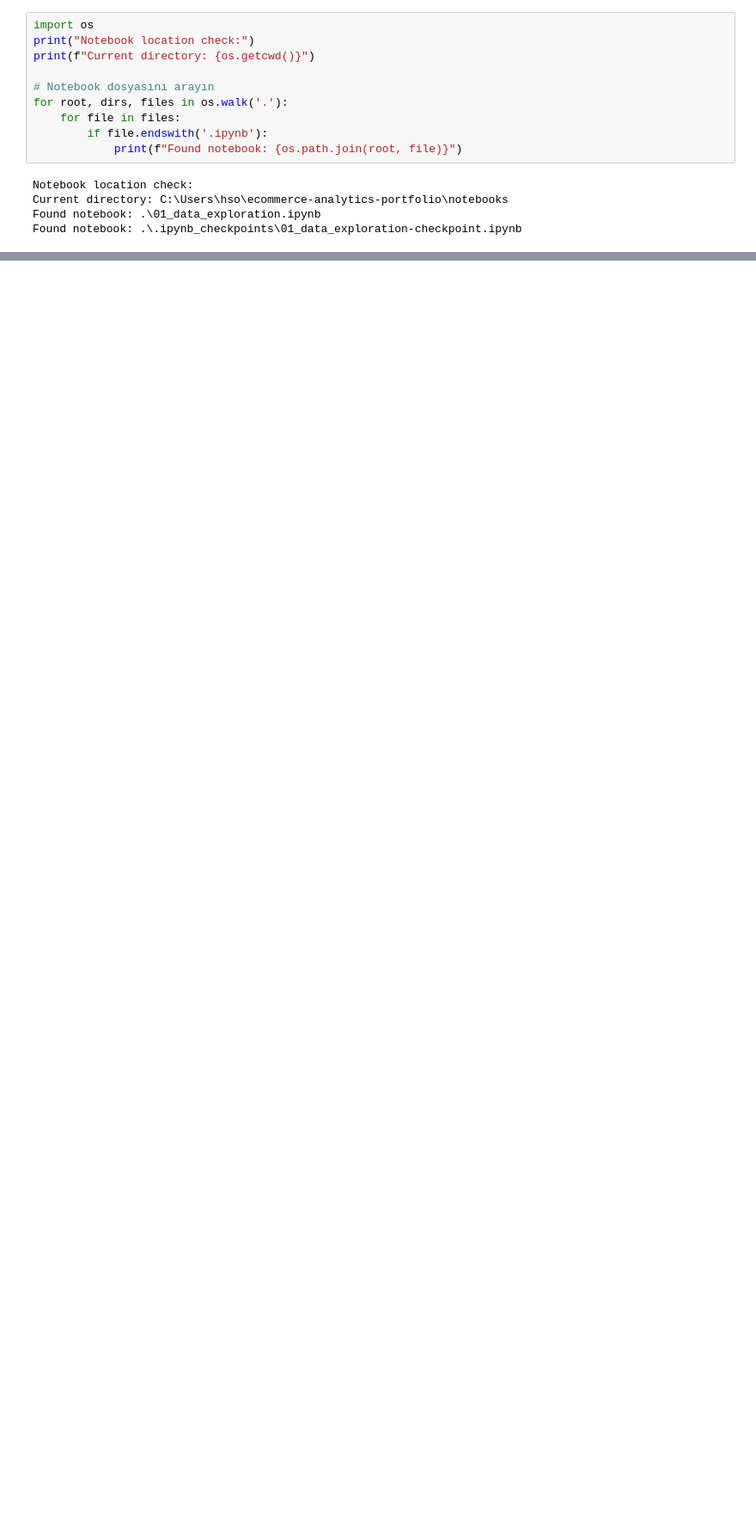
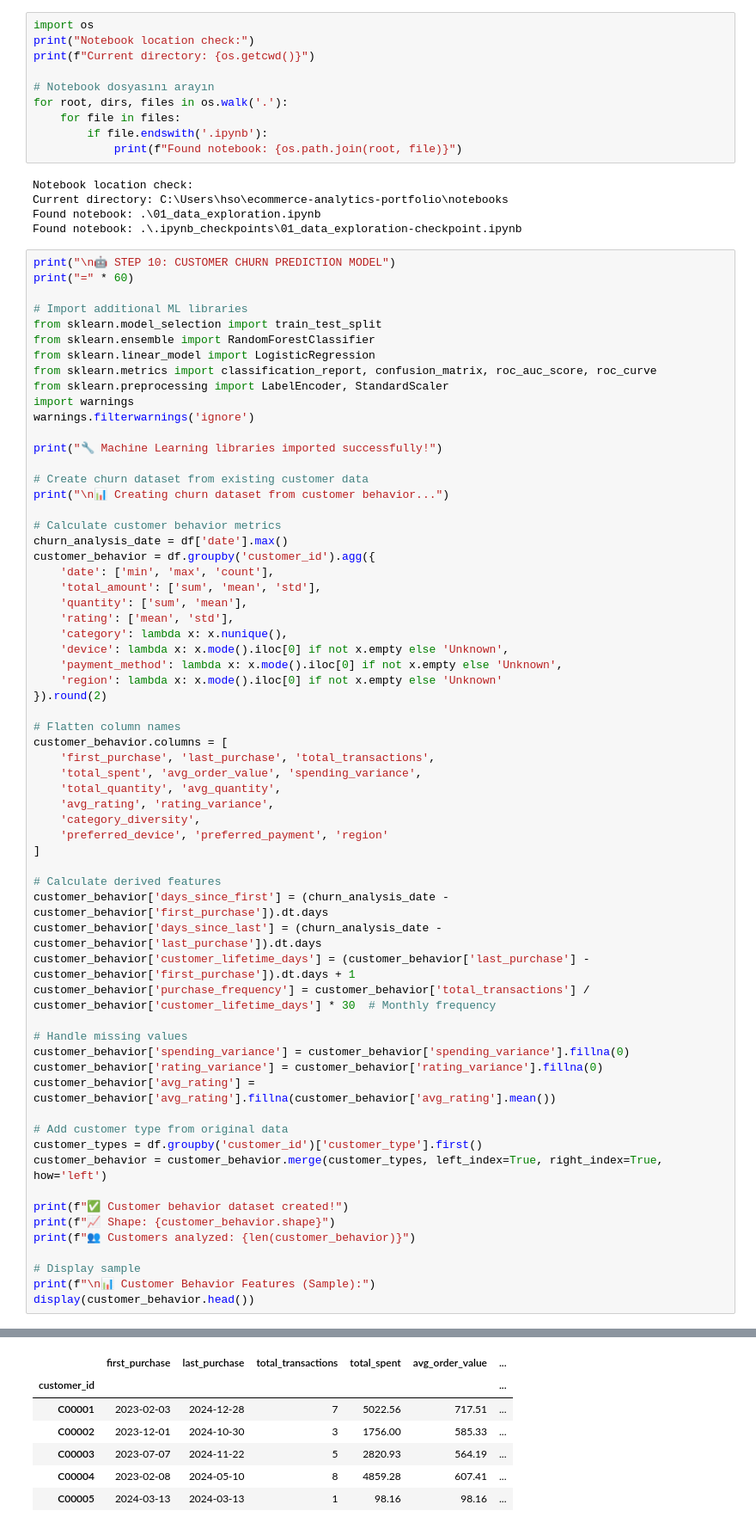
Before and after one commit to sodabasi/ecommerce-analytics-portfolio, a Jupyter notebook: notebooks/01_data_exploration.ipynb, the cells around one changed output, grey strips where cells are left out. Shown: that part at 86% size. Saved outputs shown, nothing was run; the diff lists cells and outputs as text; blank space fills up the shorter version.

```diff
--- a/notebooks/01_data_exploration.ipynb
+++ b/notebooks/01_data_exploration.ipynb
@@ -1413,3 +1413,67 @@ Notebook location check:
 Current directory: C:\Users\hso\ecommerce-analytics-portfolio\notebooks
 Found notebook: .\01_data_exploration.ipynb
 Found notebook: .\.ipynb_checkpoints\01_data_exploration-checkpoint.ipynb
+# %%
+print("\n🤖 STEP 10: CUSTOMER CHURN PREDICTION MODEL")
+print("=" * 60)
+
+# Import additional ML libraries
+from sklearn.model_selection import train_test_split
+from sklearn.ensemble import RandomForestClassifier
+from sklearn.linear_model import LogisticRegression
+from sklearn.metrics import classification_report, confusion_matrix, roc_auc_score, roc_curve
+from sklearn.preprocessing import LabelEncoder, StandardScaler
+import warnings
+warnings.filterwarnings('ignore')
+
+print("🔧 Machine Learning libraries imported successfully!")
+
+# Create churn dataset from existing customer data
+print("\n📊 Creating churn dataset from customer behavior...")
+
+# Calculate customer behavior metrics
+churn_analysis_date = df['date'].max()
+customer_behavior = df.groupby('customer_id').agg({
+    'date': ['min', 'max', 'count'],
+    'total_amount': ['sum', 'mean', 'std'],
+    'quantity': ['sum', 'mean'],
+    'rating': ['mean', 'std'],
+    'category': lambda x: x.nunique(),
+    'device': lambda x: x.mode().iloc[0] if not x.empty else 'Unknown',
+    'payment_method': lambda x: x.mode().iloc[0] if not x.empty else 'Unknown',
+    'region': lambda x: x.mode().iloc[0] if not x.empty else 'Unknown'
+}).round(2)
+
+# Flatten column names
+customer_behavior.columns = [
+    'first_purchase', 'last_purchase', 'total_transactions',
+    'total_spent', 'avg_order_value', 'spending_variance',
+    'total_quantity', 'avg_quantity',
+    'avg_rating', 'rating_variance',
+    'category_diversity',
+    'preferred_device', 'preferred_payment', 'region'
+]
+
+# Calculate derived features
+customer_behavior['days_since_first'] = (churn_analysis_date - customer_behavior['first_purchase']).dt.days
+customer_behavior['days_since_last'] = (churn_analysis_date - customer_behavior['last_purchase']).dt.days
+customer_behavior['customer_lifetime_days'] = (customer_behavior['last_purchase'] - customer_behavior['first_purchase']).dt.days + 1
+customer_behavior['purchase_frequency'] = customer_behavior['total_transactions'] / customer_behavior['customer_lifetime_days'] * 30  # Monthly frequency
+
+# Handle missing values
+customer_behavior['spending_variance'] = customer_behavior['spending_variance'].fillna(0)
+customer_behavior['rating_variance'] = customer_behavior['rating_variance'].fillna(0)
+customer_behavior['avg_rating'] = customer_behavior['avg_rating'].fillna(customer_behavior['avg_rating'].mean())
+
+# Add customer type from original data
+customer_types = df.groupby('customer_id')['customer_type'].first()
+customer_behavior = customer_behavior.merge(customer_types, left_index=True, right_index=True, how='left')
+
+print(f"✅ Customer behavior dataset created!")
+print(f"📈 Shape: {customer_behavior.shape}")
+print(f"👥 Customers analyzed: {len(customer_behavior)}")
+
+# Display sample
+print(f"\n📊 Customer Behavior Features (Sample):")
+display(customer_behavior.head())
+# %% [output]
@@ -1415,0 +1490,7 @@ Found notebook: .\.ipynb_checkpoints\01_data_exploration-checkpoint.ipynb
+|  | first_purchase | last_purchase | total_transactions | total_spent | avg_order_value | ... |
+| customer_id |  |  |  |  |  | ... |
+| C00001 | 2023-02-03 | 2024-12-28 | 7 | 5022.56 | 717.51 | ... |
+| C00002 | 2023-12-01 | 2024-10-30 | 3 | 1756.00 | 585.33 | ... |
+| C00003 | 2023-07-07 | 2024-11-22 | 5 | 2820.93 | 564.19 | ... |
+| C00004 | 2023-02-08 | 2024-05-10 | 8 | 4859.28 | 607.41 | ... |
+| C00005 | 2024-03-13 | 2024-03-13 | 1 | 98.16 | 98.16 | ... |
```
Also changed, not shown: parts of 5 cells of this notebook.
